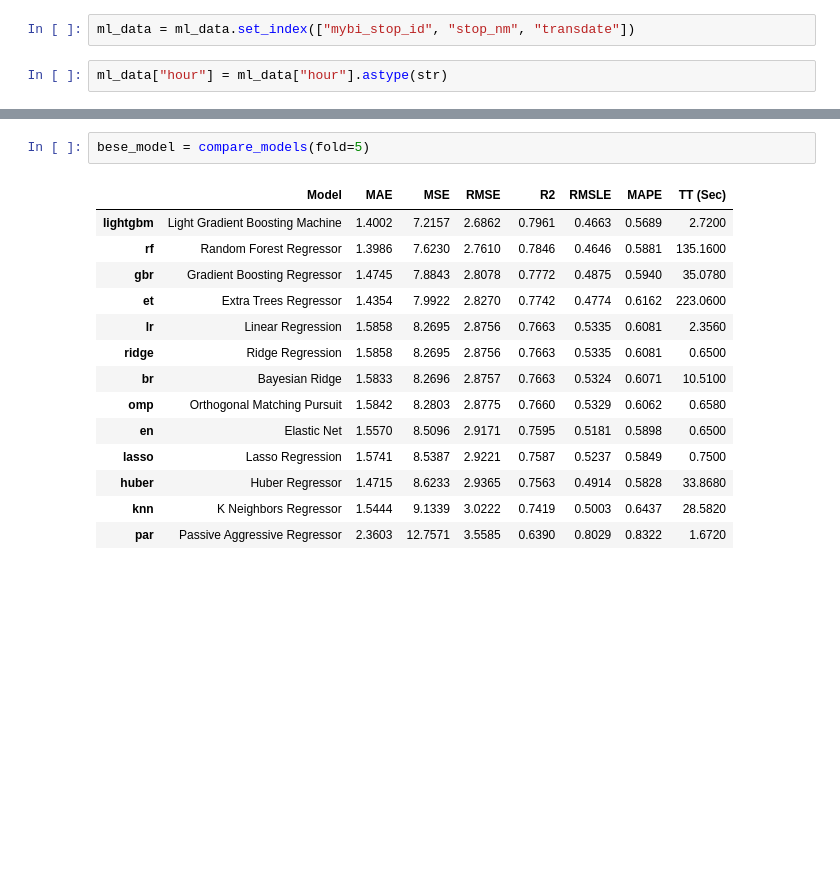
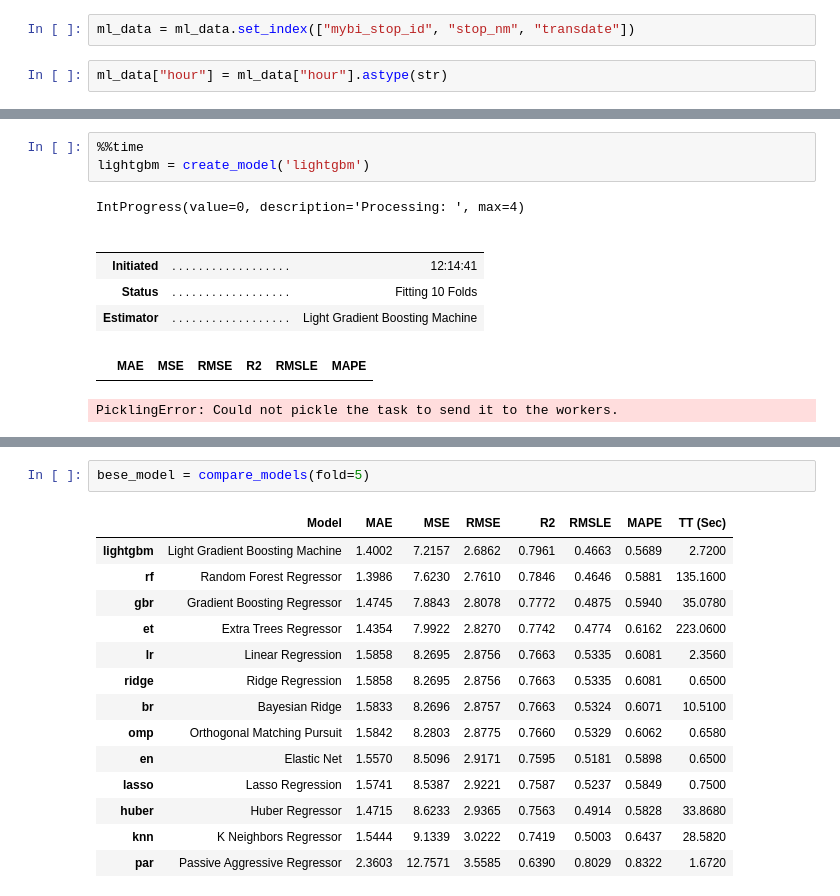
Before and after one commit to Goodmytoy/Passenger_Demand, a Jupyter notebook: model/Initial_Model.ipynb, the cells around one changed output, grey strips where cells are left out. Cells and saved outputs as stored; diff of their text form; blank space fills up the shorter version.

Commit message:
Modeling

```diff
--- a/model/Initial_Model.ipynb
+++ b/model/Initial_Model.ipynb
@@ -74,0 +69,12 @@ reg_experiment = setup(train_data,
+# %%
+%%time
+lightgbm = create_model('lightgbm')
+# %% [output]
+IntProgress(value=0, description='Processing: ', max=4)
+|  |  |  |
+|  |  |  |
+| Initiated | . . . . . . . . . . . . . . . . . . | 12:14:41 |
+| Status | . . . . . . . . . . . . . . . . . . | Fitting 10 Folds |
+| Estimator | . . . . . . . . . . . . . . . . . . | Light Gradient Boosting Machine |
+|  | MAE | MSE | RMSE | R2 | RMSLE | MAPE |
+PicklingError: Could not pickle the task to send it to the workers.
```
Also changed, not shown: parts of 20 cells of this notebook, 4 other files.
